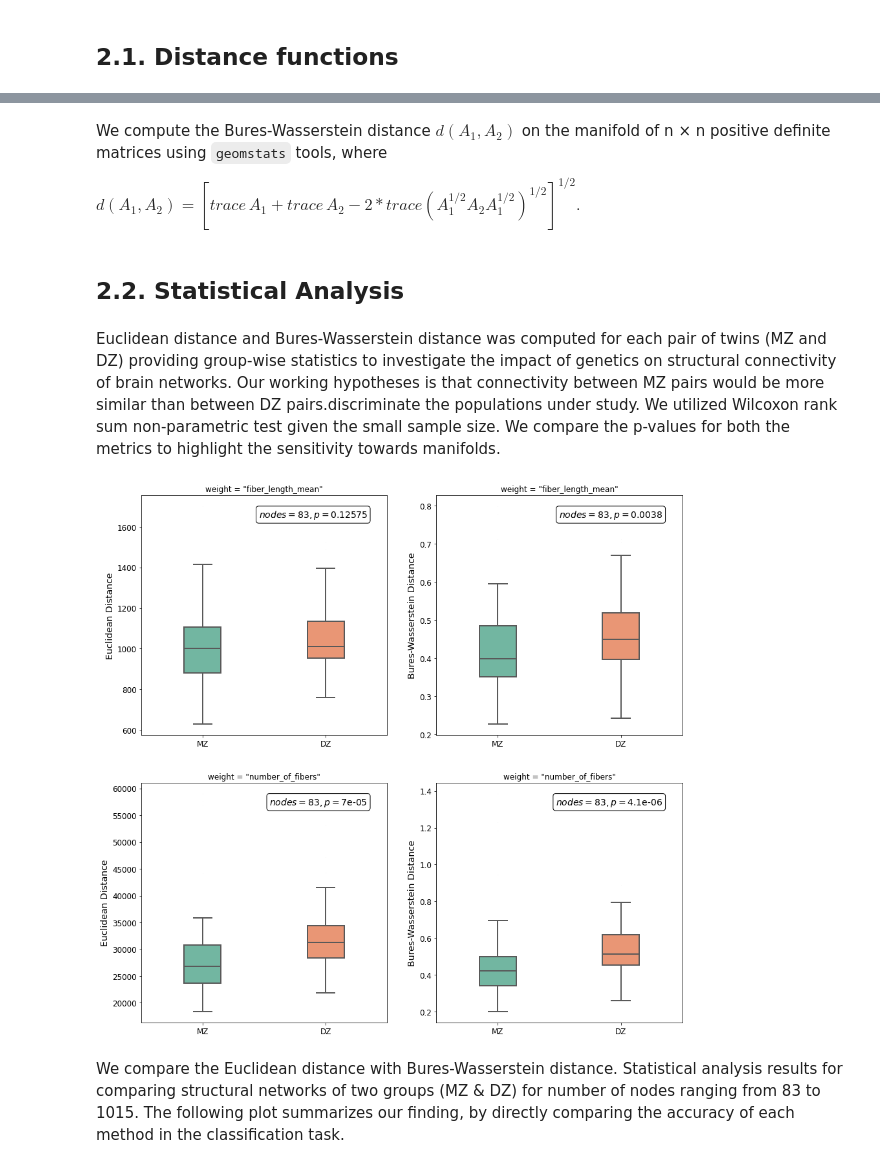
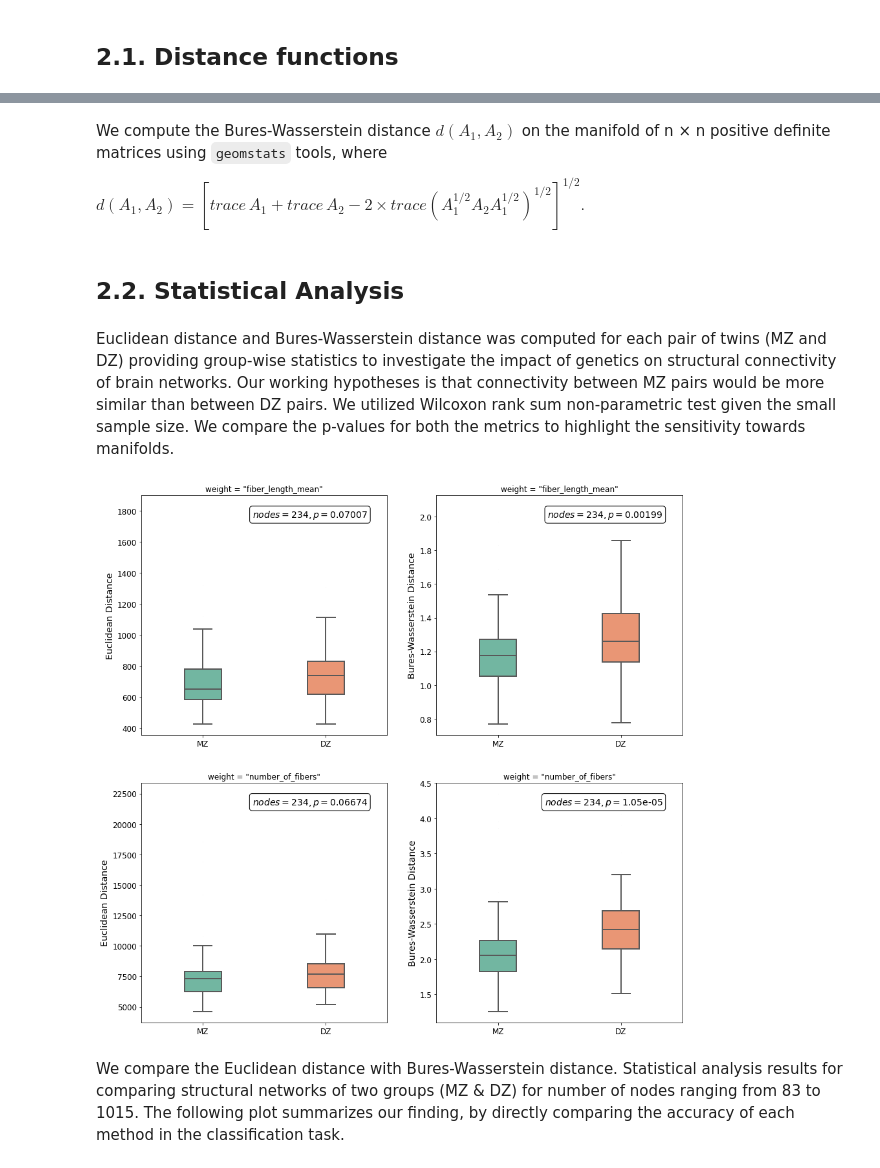
Before and after one commit to geomstats/challenge-iclr-2021, a Jupyter notebook: s-shailja/submission_shailja.ipynb, the cells around one changed output, grey strips where cells are left out. Saved outputs shown, nothing was run; the diff lists cells and outputs as text; code cells hidden in the pictures.

```diff
--- a/s-shailja/submission_shailja.ipynb
+++ b/s-shailja/submission_shailja.ipynb
@@ -167,7 +181,7 @@ def findSPD(L1):
 # %% [markdown]
 Using `geomstats`, we check that these matrices belong to the space of Symmetric Positive Definite (SPD) matrices.
 # %%
-G1 = nx.read_graphml("/data/repeated_10_scale_33/102614_repeated10_scale33.graphml")
+G1 = nx.read_graphml(path + "/data/repeated_10_scale_33/251833_repeated10_scale33.graphml")
 weight = "fiber_length_mean"
 weight = "number_of_fibers"
 D1 = nx.adjacency_matrix(G1, weight = weight).todense()
@@ -190,4 +212,4 @@ def euclidean(G1, G2, weight):
     G1.remove_nodes_from(np.setdiff1d(G1.nodes,G2.nodes))
     G2.remove_nodes_from(np.setdiff1d(G2.nodes,G1.nodes))
     A1,A2 = [nx.adjacency_matrix(G, weight = weight).todense() for G in [G1,G2]]
-    return gs.linalg.norm(A1 - A2)
+    return gs.linalg.norm((A1 - A2), 2)
@@ -195,7 +225,7 @@ def euclidean(G1, G2, weight):
 We compute the  Bures-Wasserstein distance $d(A_1, A_2)$ on the manifold of n × n positive definite matrices using `geomstats` tools, where
 
 
-$d(A_1, A_2)=\left[ trace\, A_1+trace\, A_2-2*trace(A_1^{1/2}A_2A_1^{1/2})^{1/2}\right]^{1/2}.$
+$d(A_1, A_2)=\left[ trace\, A_1+trace\, A_2-2 \times trace(A_1^{1/2}A_2A_1^{1/2})^{1/2}\right]^{1/2}.$
 # %%
 def buresWasserstein(G1, G2, weight):
     G1.remove_nodes_from(list(nx.isolates(G1)))
@@ -212,9 +242,9 @@ def buresWasserstein(G1, G2, weight):
 # %% [markdown]
 ## 2.2. Statistical Analysis
 # %% [markdown]
-Euclidean distance and Bures-Wasserstein distance was computed for each pair of twins (MZ and DZ) providing group-wise statistics to investigate the impact of genetics on structural connectivity of brain networks. Our working hypotheses is that connectivity between MZ pairs would be more similar than between DZ pairs.discriminate the populations under study. We utilized Wilcoxon rank sum non-parametric test given the small sample size. We compare the p-values for both the metrics to highlight the sensitivity towards manifolds.
+Euclidean distance and Bures-Wasserstein distance was computed for each pair of twins (MZ and DZ) providing group-wise statistics to investigate the impact of genetics on structural connectivity of brain networks. Our working hypotheses is that connectivity between MZ pairs would be more similar than between DZ pairs. We utilized Wilcoxon rank sum non-parametric test given the small sample size. We compare the p-values for both the metrics to highlight the sensitivity towards manifolds.
 # %%
-# For number of nodes = 83:
+# For number of nodes = 234:
 d_MZ_fiber_length_mean_E = []
 d_DZ_fiber_length_mean_E = []
 
@@ -229,10 +259,10 @@ d_DZ_number_of_fibers_B = []
 
 for key in dic.keys():
     try:
-        G1 = nx.read_graphml("/data/repeated_10_scale_33/"+ dic[key][0] +"_repeated10_scale33.graphml")
-        G2 = nx.read_graphml("/data/repeated_10_scale_33/" + dic[key][1] +"_repeated10_scale33.graphml")
-
-
+#         G1 = nx.read_graphml(path + "/data/repeated_10_scale_33/"+ dic[key][0] +"_repeated10_scale33.graphml")
+#         G2 = nx.read_graphml(path + "/data/repeated_10_scale_33/" + dic[key][1] +"_repeated10_scale33.graphml")
+        G1 = nx.read_graphml("/mnt/c/Users/shail/Downloads/repeated_10_scale_234nodes/"+ dic[key][0] +"_repeated10_scale125.graphml")
+        G2 = nx.read_graphml("/mnt/c/Users/shail/Downloads/repeated_10_scale_234nodes/" + dic[key][1] +"_repeated10_scale125.graphml")
         if (key.split("_")[0] == "MZ"):
             d_m = euclidean(G1, G2, "fiber_length_mean")
             d_MZ_fiber_length_mean_E.append(d_m)
@@ -258,6 +288,7 @@ for key in dic.keys():
     except:
         continue
 # %%
+import seaborn as sns
 import pandas as pd
 import matplotlib.pyplot as plt
 import matplotlib.patches as mpatches
@@ -266,8 +297,6 @@ cmap = sns.color_palette("Set2");
 mpl.rc('xtick', labelsize=12)
 mpl.rc('ytick', labelsize=12)
 mpl.rc('axes', labelsize=14)
-# file = "ReebAD.xlsx"
-file = "/home/pkao/Downloads/eps4_occ.xlsx"
 fig = plt.figure(figsize=(15, 15))
 
 plt.subplot(2, 2, 1)
@@ -276,7 +305,7 @@ d = pd.DataFrame(list(zip(d_MZ_fiber_length_mean_E, d_DZ_fiber_length_mean_E)),
                columns =['MZ', 'DZ'])
 fvalue, pvalue = stats.wilcoxon(d['MZ'], d['DZ'])
 ax = sns.boxplot( data=d, fliersize = 0.01, width = 0.3, linewidth = 2,palette = cmap)
-ax.annotate('$nodes = 83, p = $'+ str(round(pvalue,5)), xy=(350, 350), xycoords='axes points',
+ax.annotate('$nodes = 234, p = $'+ str(round(pvalue,5)), xy=(350, 350), xycoords='axes points',
             size=14, ha='right', va='top',
             bbox=dict(boxstyle='round', fc='w'))
 # plt.figure(figsize=(6,6))
@@ -288,39 +317,39 @@ d = pd.DataFrame(list(zip(d_MZ_number_of_fibers_E, d_DZ_number_of_fibers_E)),
                columns =['MZ', 'DZ'])
 fvalue, pvalue = stats.wilcoxon(d['MZ'], d['DZ'])
 ax = sns.boxplot( data=d, fliersize = 0.01, width = 0.3, linewidth = 2,palette = cmap)
-ax.annotate('$nodes = 83, p = $'+ str(round(pvalue,5)), xy=(350, 350), xycoords='axes points',
+ax.annotate('$nodes = 234, p = $'+ str(round(pvalue,5)), xy=(350, 350), xycoords='axes points',
             size=14, ha='right', va='top',
             bbox=dict(boxstyle='round', fc='w'))
 plt.ylabel('Euclidean Distance')
 plt.title('weight = "number_of_fibers"')
 
 plt.subplot(2, 2, 2)
 
 d = pd.DataFrame(list(zip(d_MZ_fiber_length_mean_B, d_DZ_fiber_length_mean_B)),
                columns =['MZ', 'DZ'])
 fvalue, pvalue = stats.wilcoxon(d['MZ'], d['DZ'])
 ax = sns.boxplot( data=d, fliersize = 0.01, width = 0.3, linewidth = 2,palette = cmap)
-ax.annotate('$nodes = 83, p = $'+ str(round(pvalue,5)), xy=(350, 350), xycoords='axes points',
+ax.annotate('$nodes = 234, p = $'+ str(round(pvalue,5)), xy=(350, 350), xycoords='axes points',
             size=14, ha='right', va='top',
             bbox=dict(boxstyle='round', fc='w'))
 # plt.figure(figsize=(6,6))
 plt.ylabel('Bures-Wasserstein Distance')
 plt.title('weight = "fiber_length_mean"')
 
 plt.subplot(2, 2, 4)
 d = pd.DataFrame(list(zip(d_MZ_number_of_fibers_B, d_DZ_number_of_fibers_B)),
                columns =['MZ', 'DZ'])
 fvalue, pvalue = stats.wilcoxon(d['MZ'], d['DZ'])
 ax = sns.boxplot( data=d, fliersize = 0.01, width = 0.3, linewidth = 2,palette = cmap)
-ax.annotate('$nodes = 83, p = $'+ str(round(pvalue,7)), xy=(350, 350), xycoords='axes points',
+ax.annotate('$nodes = 234, p = $'+ str(round(pvalue,7)), xy=(350, 350), xycoords='axes points',
             size=14, ha='right', va='top',
             bbox=dict(boxstyle='round', fc='w'))
 plt.ylabel('Bures-Wasserstein Distance')
 plt.title('weight = "number_of_fibers"')
 
 plt.show()
 # %% [output]
-[figure, old version]
+[figure, new version]
 # %% [markdown]
 We compare the Euclidean distance with Bures-Wasserstein distance. Statistical analysis results for comparing structural networks of two groups (MZ & DZ) for number of nodes ranging from 83 to 1015. The following plot summarizes our finding, by directly comparing the accuracy of each method in the classification task.
 # %% [markdown]
```
Also changed, not shown: parts of 18 cells of this notebook, 3 other files.
